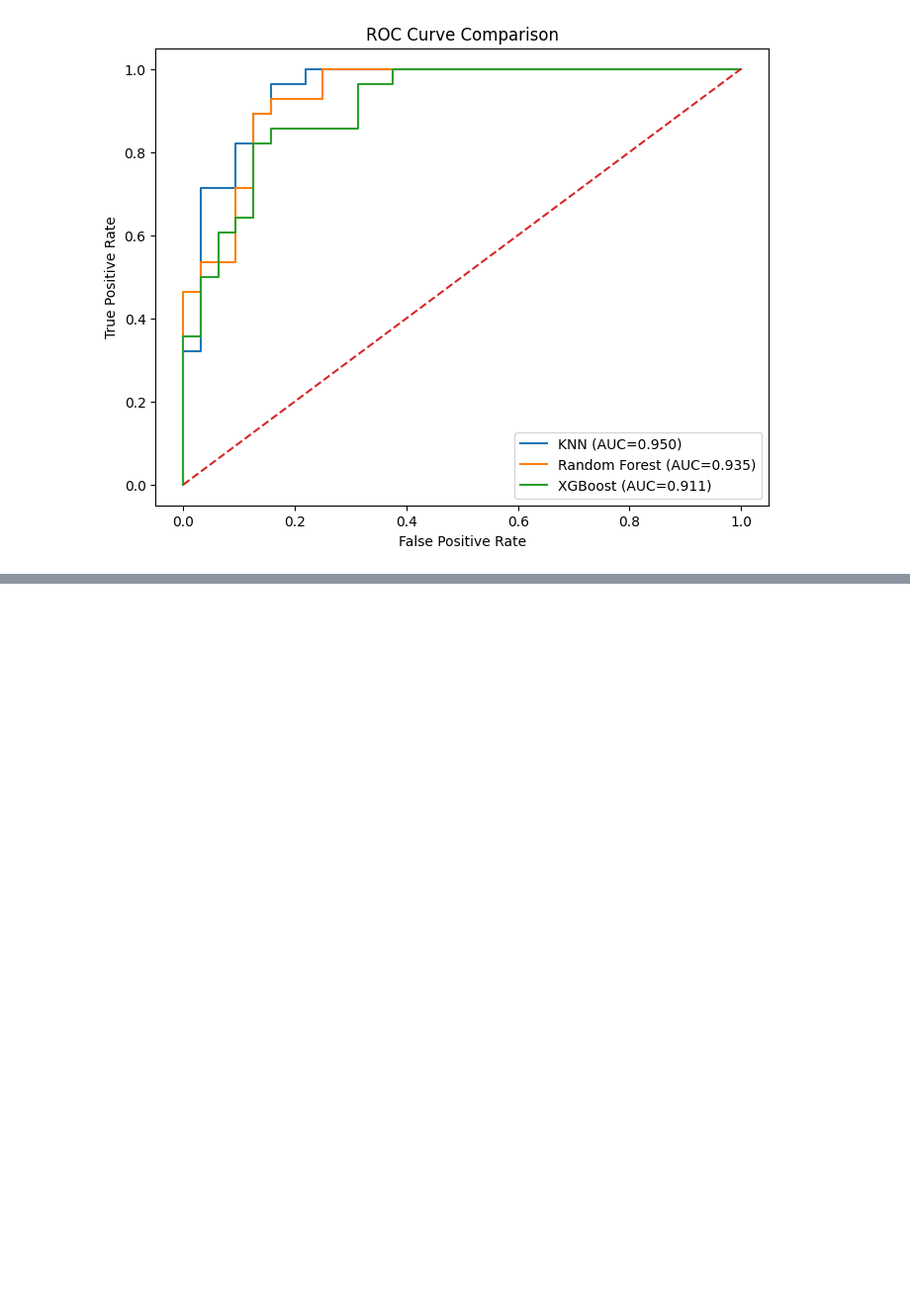
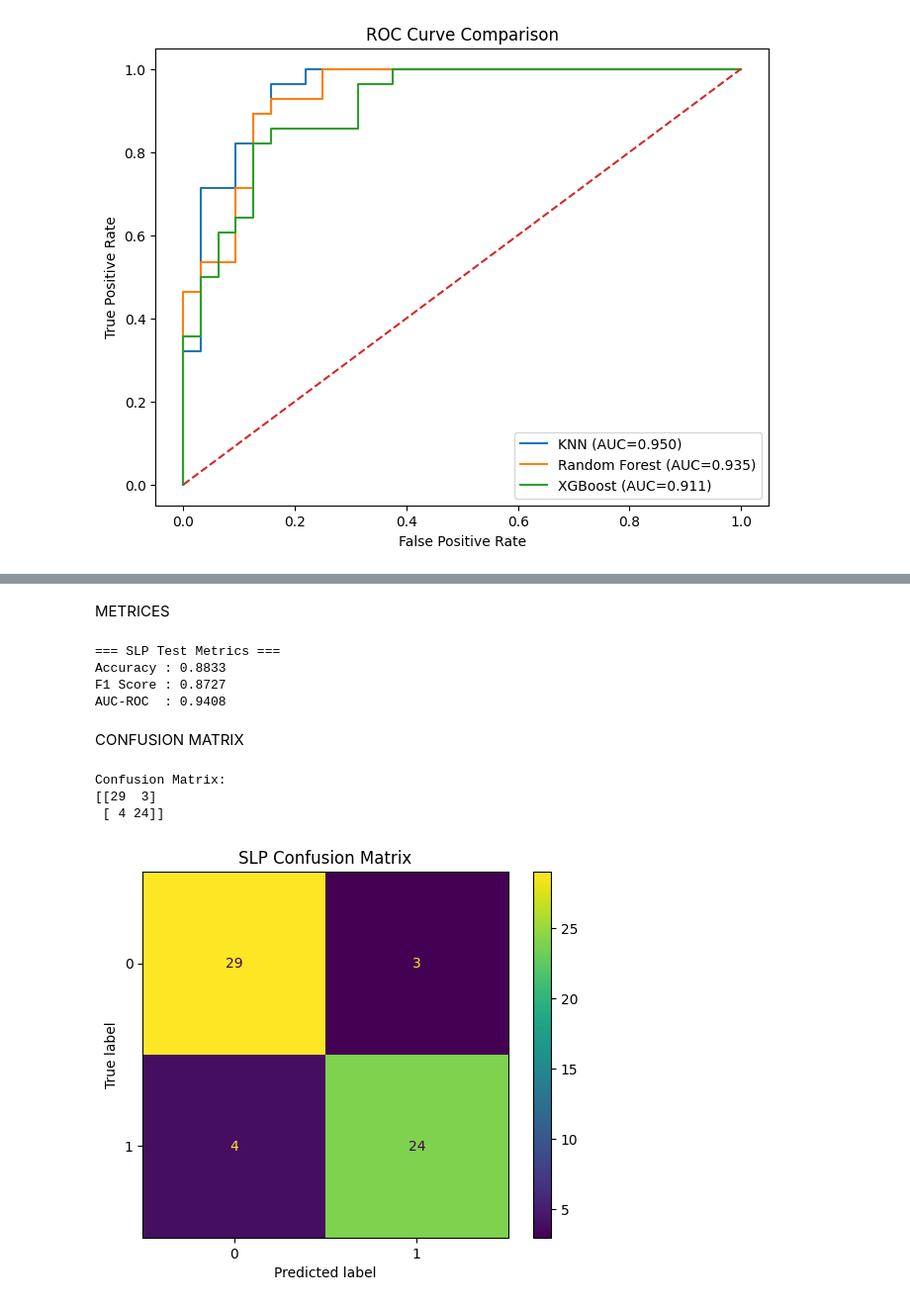
Before and after one commit to aneeqahabib/23i-2631_DM_4, a Jupyter notebook: 23i-2631.ipynb, the cells around one changed output, grey strips where cells are left out. Shown at 99% size. Saved outputs shown, nothing was run; the diff lists cells and outputs as text; code cells hidden in the pictures; blank space fills up the shorter version.

```diff
--- a/23i-2631.ipynb
+++ b/23i-2631.ipynb
@@ -956,0 +1036,3 @@ plt.show()
+# %%
+y_prob = slp.predict(X_test).flatten()
+y_pred = (y_prob >= 0.5).astype(int)
@@ -956,0 +1041,32 @@ plt.show()
+# %% [markdown]
+METRICES
+# %%
+acc = accuracy_score(y_test, y_pred)
+f1 = f1_score(y_test, y_pred)
+auc = roc_auc_score(y_test, y_prob)
+
+print("\n=== SLP Test Metrics ===")
+print(f"Accuracy : {acc:.4f}")
+print(f"F1 Score : {f1:.4f}")
+print(f"AUC-ROC  : {auc:.4f}")
+# %% [output]
+=== SLP Test Metrics ===
+Accuracy : 0.8833
+F1 Score : 0.8727
+AUC-ROC  : 0.9408
+# %% [markdown]
+CONFUSION MATRIX
+# %%
+cm = confusion_matrix(y_test, y_pred)
+
+print("\nConfusion Matrix:")
+print(cm)
+
+ConfusionMatrixDisplay(cm).plot()
+plt.title("SLP Confusion Matrix")
+plt.show()
+# %% [output]
+Confusion Matrix:
+[[29  3]
+ [ 4 24]]
+[figure, added]
```
Also changed, not shown: parts of 30 cells of this notebook.
